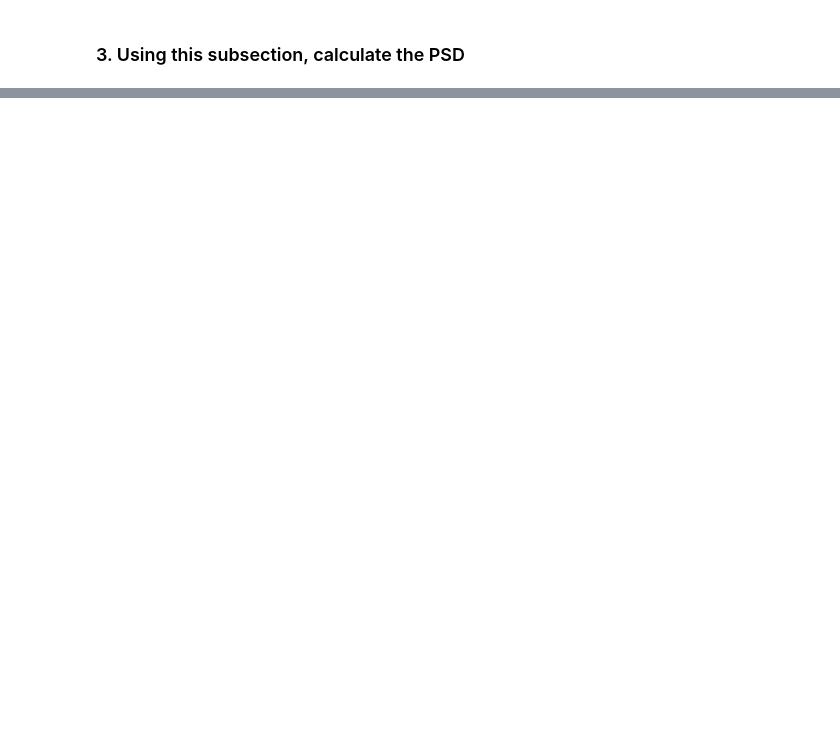
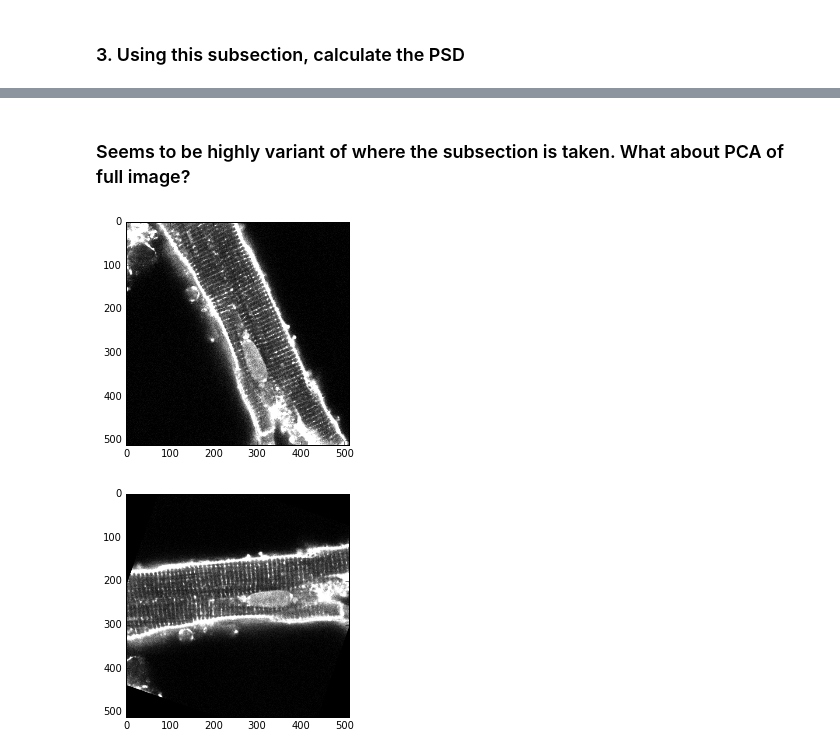
Before and after one commit to huskeypm/gpu_detect, a Jupyter notebook: reorientationFromSubsection.ipynb, the cells around one changed output, grey strips where cells are left out. Saved outputs shown, nothing was run; the diff lists cells and outputs as text; code cells hidden in the pictures; blank space fills up the shorter version.

```diff
--- a/reorientationFromSubsection.ipynb
+++ b/reorientationFromSubsection.ipynb
@@ -155,0 +189,18 @@ if display:
+# %% [markdown]
+### Seems to be highly variant of where the subsection is taken. What about PCA of full image?
+# %%
+pca.fit(img)
+yAx = np.array([0,1])
+degreeOffCenter = (180./ pi) *arccos(np.dot(yAx,pca.explained_variance_) / (np.linalg.norm(yAx) * np.linalg.norm(pca.explained_variance_)))
+rotated = imutils.rotate(img,degreeOffCenter)
+
+plt.figure()
+plt.imshow(img,cmap='gray')
+plt.show()
+
+plt.figure()
+plt.imshow(rotated,cmap='gray')
+plt.show()
+# %% [output]
+[figure, added]
+[figure, added]
```
Also changed, not shown: parts of 10 cells of this notebook, 1 other file.
